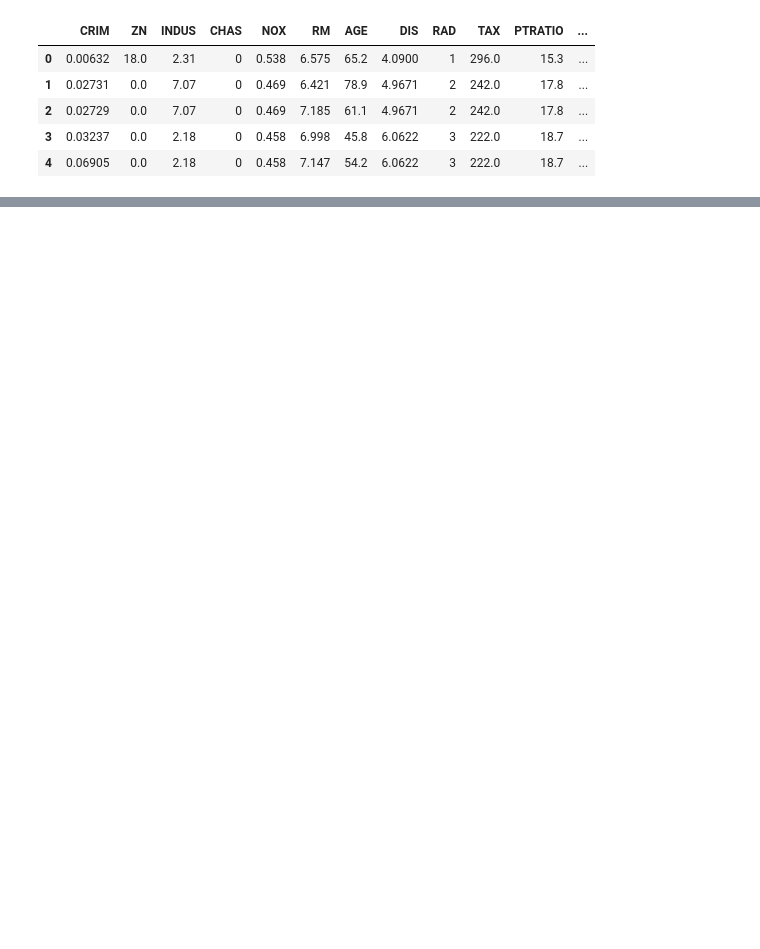
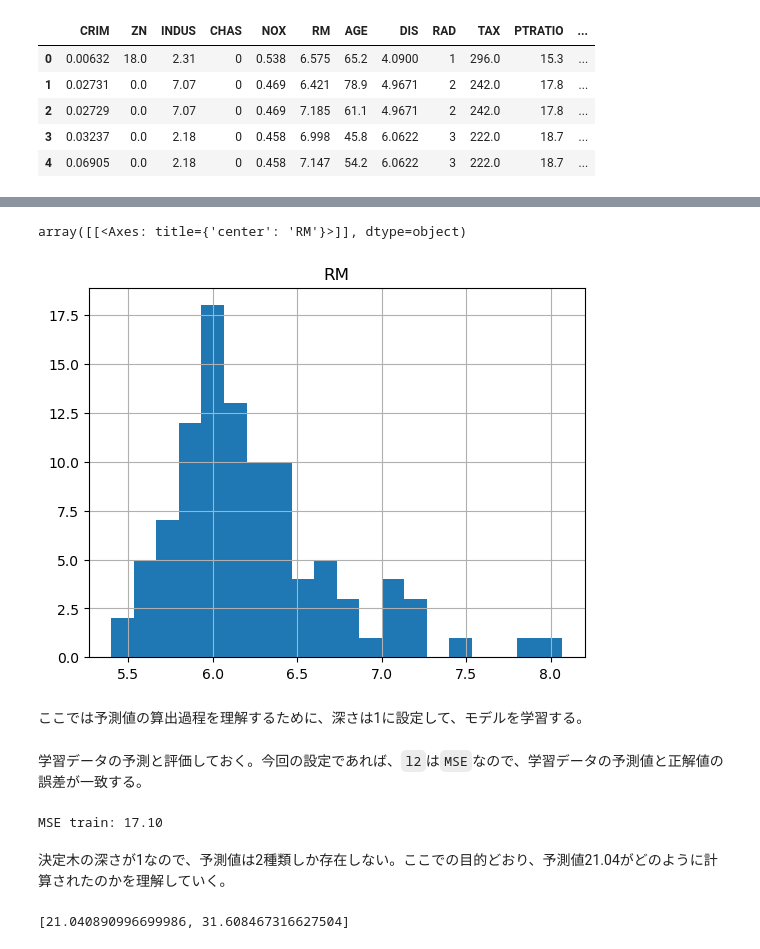
Before and after one commit to SugiAki1989/statistical_note, a Jupyter notebook: note_lightgbm01/note_lightgbm01.ipynb, the cells around one changed output, grey strips where cells are left out. Cells and saved outputs as stored; diff of their text form; code cells hidden in the pictures; blank space fills up the shorter version.

```diff
--- a/note_lightgbm01/note_lightgbm01.ipynb
+++ b/note_lightgbm01/note_lightgbm01.ipynb
@@ -146,0 +72,14 @@ shap.plots.bar(shap_values=shap_values)
+# %%
+# 特徴量と目的変数の設定
+# X = df.drop(['MEDV'], axis=1)
+# y = df['MEDV']
+
+# 学習データとテストデータに分割
+# X_train, X_test, y_train, y_test = train_test_split(X, y, test_size=0.2, shuffle=True, random_state=0)
+# print('X_trainの形状：', X_train.shape, ' y_trainの形状：', y_train.shape, ' X_testの形状：', X_test.shape, ' y_testの形状：', y_test.shape)
+
+# 特徴量と目的変数の設定
+# 特徴量と目的変数の設定
+X_train = df.loc[:99, ['RM']] # 特徴量に100件のRM（平均部屋数）を設定
+y_train = df.loc[:99, 'MEDV'] # 正解値に100件のMEDV（住宅価格）を設定
+print('X_trainの形状：', X_train.shape, ' y_trainの形状：', y_train.shape)
@@ -146,0 +104,8 @@ shap.plots.bar(shap_values=shap_values)
+# %%
+# max_bin=20
+X_train.hist(bins=20) # 100件レコードに対してbinが20のヒストグラム
+# %% [output]
+array([[<Axes: title={'center': 'RM'}>]], dtype=object)
+[figure, added]
+# %% [markdown]
+ここでは予測値の算出過程を理解するために、深さは1に設定して、モデルを学習する。
@@ -146,0 +137,20 @@ shap.plots.bar(shap_values=shap_values)
+# %% [markdown]
+学習データの予測と評価しておく。今回の設定であれば、`l2`は`MSE`なので、学習データの予測値と正解値の誤差が一致する。
+# %%
+# 学習データの予測と評価
+y_train_pred = model.predict(X_train)
+print('MSE train: %.2f' % (mean_squared_error(y_train, y_train_pred)))
+# print('RMSE train: %.2f' % (mean_squared_error(y_train, y_train_pred) ** 0.5))
+# print('------------------------------------------')
+# テストデータの予測と評価
+# y_test_pred = model.predict(X_test)
+# print('MSE test: %.2f' % (mean_squared_error(y_test, y_test_pred)))
+# print('RMSE test: %.2f' % (mean_squared_error(y_test, y_test_pred) ** 0.5))
+# %% [output]
+MSE train: 17.10
+# %% [markdown]
+決定木の深さが1なので、予測値は2種類しか存在しない。ここでの目的どおり、予測値21.04がどのように計算されたのかを理解していく。
+# %%
+list(set(y_train_pred))
+# %% [output]
+[21.040890996699986, 31.608467316627504]
```
Also changed, not shown: parts of 35 cells of this notebook, 7 other files.
